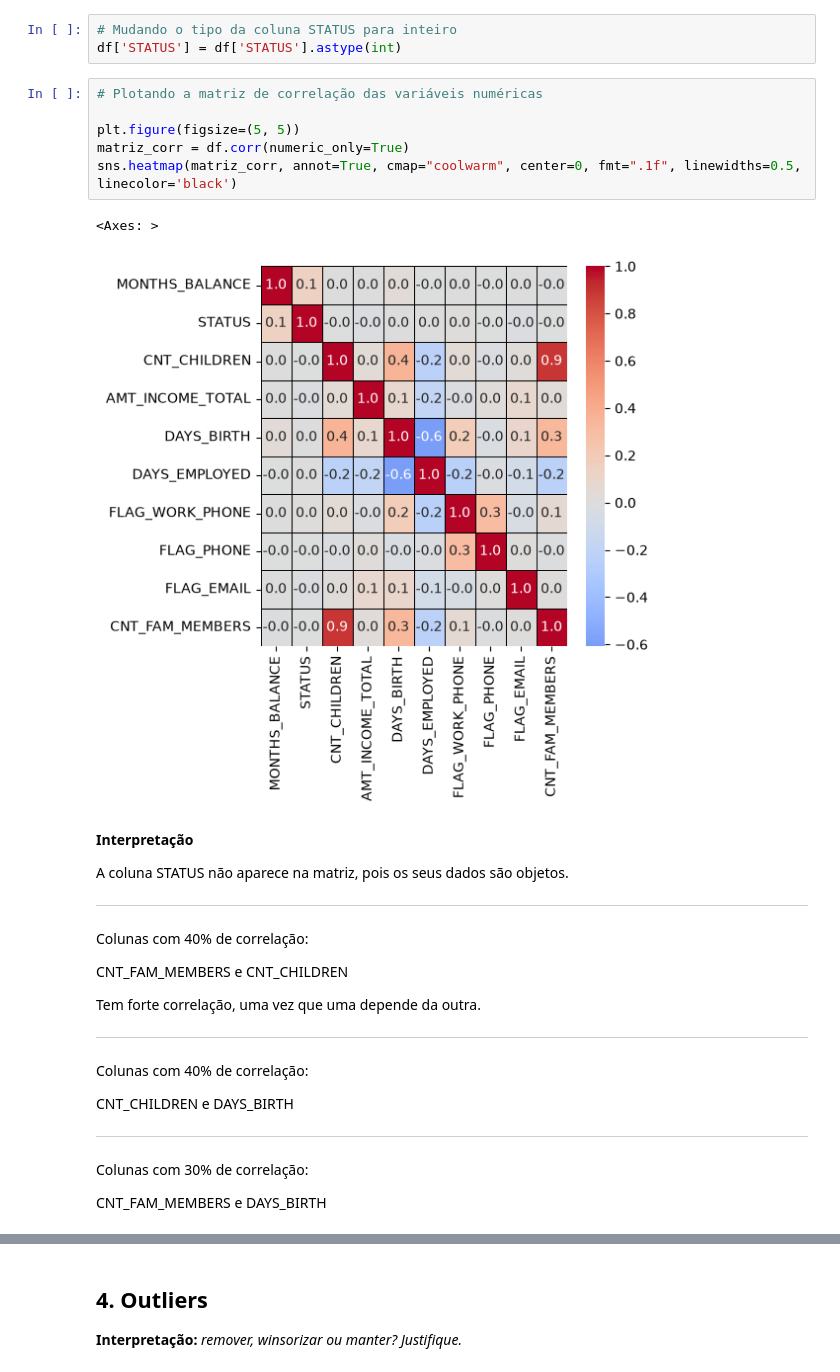
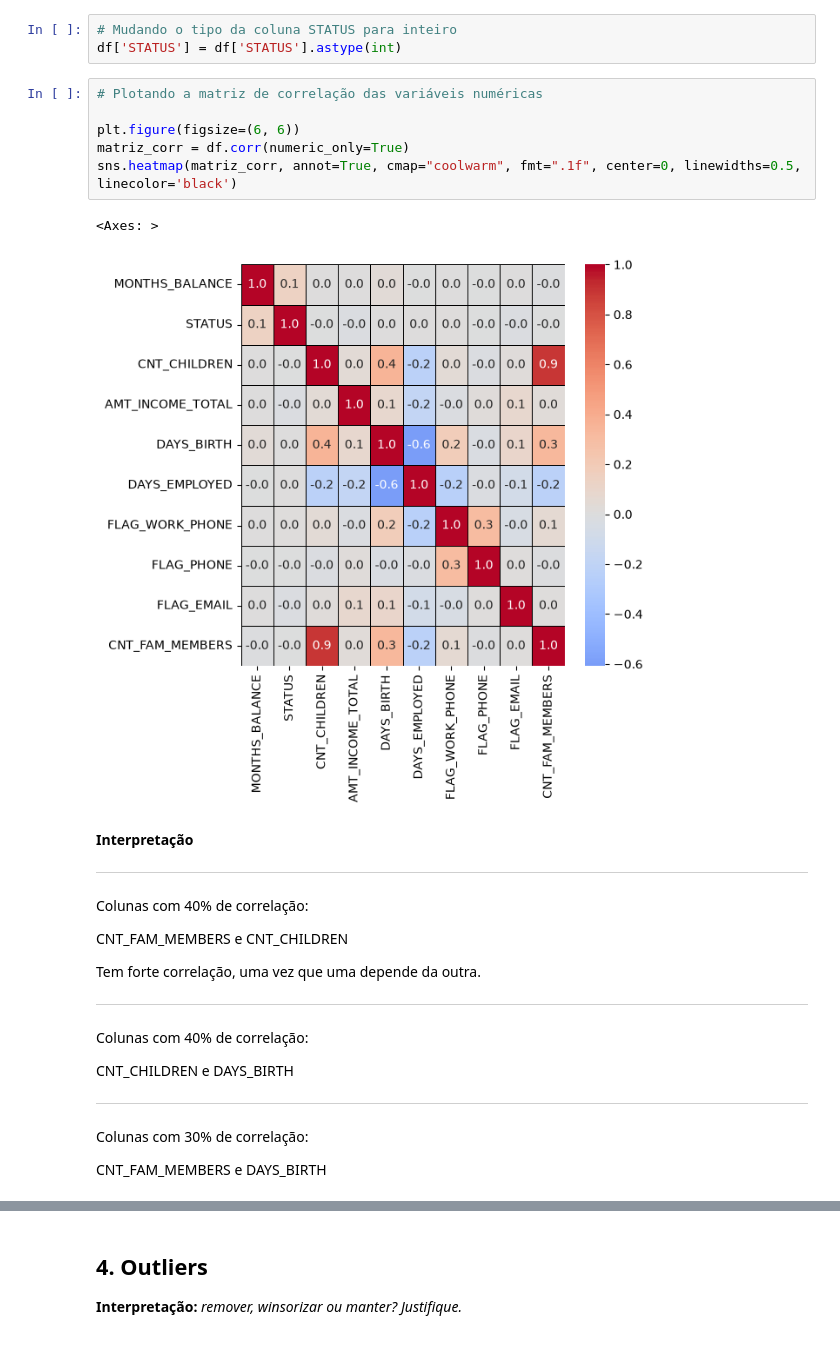
Before and after one commit to dianafismed/postech-tech-challenge-fase2, a Jupyter notebook: notebooks/01_eda.ipynb, the cells around one changed output, grey strips where cells are left out. Cells and saved outputs as stored; diff of their text form.

Commit message:
heatmap

```diff
--- a/notebooks/01_eda.ipynb
+++ b/notebooks/01_eda.ipynb
@@ -526,16 +512,14 @@ df['STATUS'] = df['STATUS'].astype(int)
 # %%
 # Plotando a matriz de correlação das variáveis numéricas
 
-plt.figure(figsize=(5, 5))
+plt.figure(figsize=(6, 6))
 matriz_corr = df.corr(numeric_only=True)
-sns.heatmap(matriz_corr, annot=True, cmap="coolwarm", center=0, fmt=".1f", linewidths=0.5, linecolor='black')
+sns.heatmap(matriz_corr, annot=True, cmap="coolwarm", fmt=".1f", center=0, linewidths=0.5, linecolor='black')
 # %% [output]
 <Axes: >
-[figure, old version]
+[figure, new version]
 # %% [markdown]
 **Interpretação**
-
-A coluna STATUS não aparece na matriz, pois os seus dados são objetos.
 
 --------------
 
```
Also changed, not shown: parts of 6 cells of this notebook.
